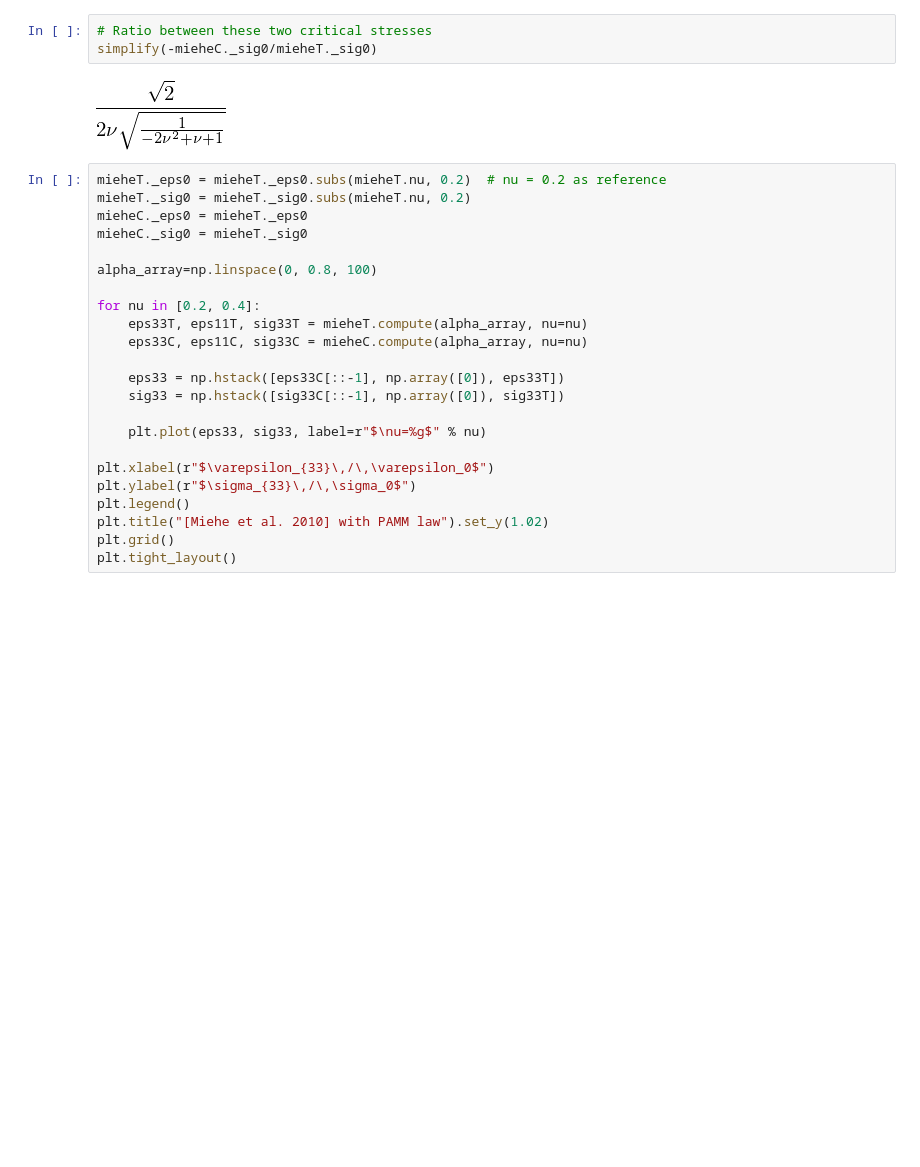
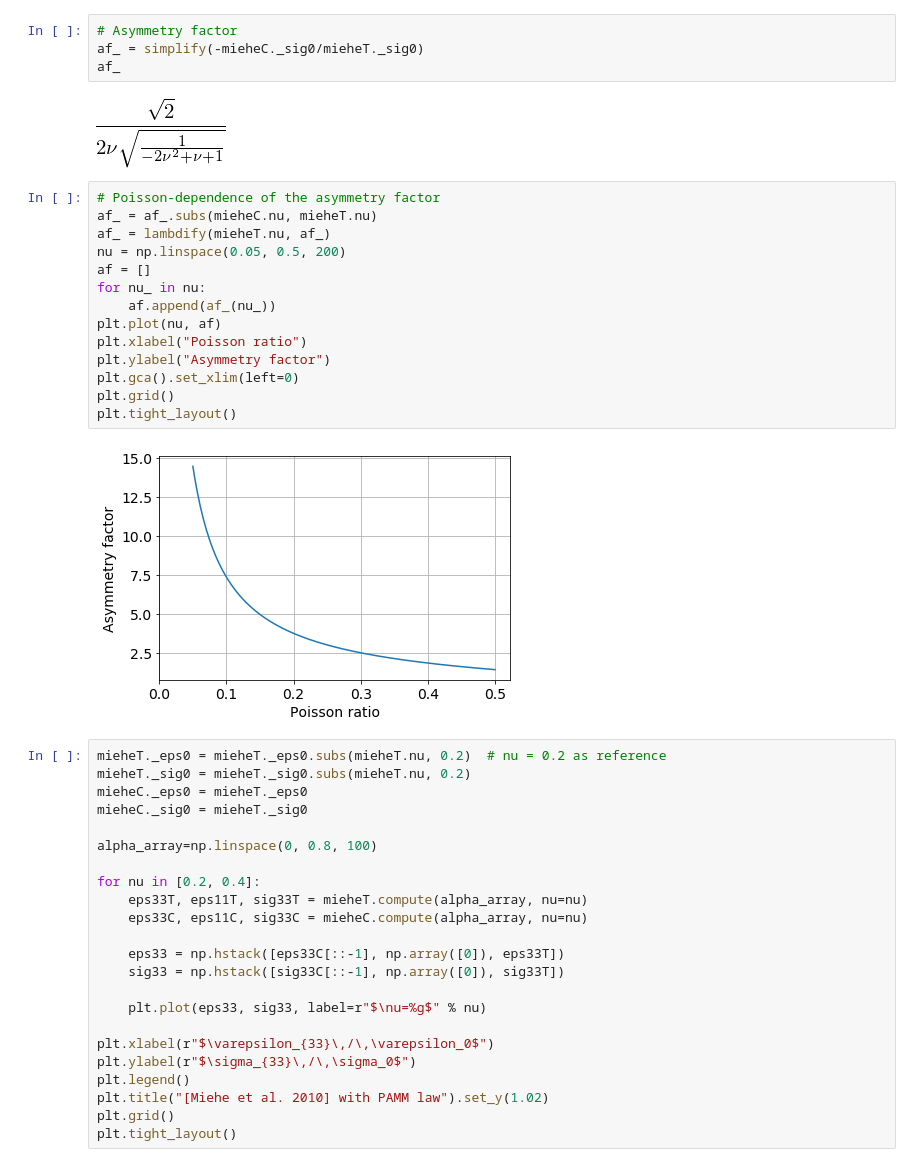
Before and after one commit to Radhi93/uniaxial-gradient-damage, a Jupyter notebook: Uniaxial Gradient Damage.ipynb, the cells around one changed output. Drawn from its saved outputs; the diff is of its cells as text; blank space fills up the shorter version.

```diff
--- a/Uniaxial Gradient Damage.ipynb
+++ b/Uniaxial Gradient Damage.ipynb
@@ -511,10 +527,27 @@ mieheC._sig0
 # %% [output]
 [figure]
 # %%
-# Ratio between these two critical stresses
-simplify(-mieheC._sig0/mieheT._sig0)
+# Asymmetry factor
+af_ = simplify(-mieheC._sig0/mieheT._sig0)
+af_
 # %% [output]
 [figure]
+# %%
+# Poisson-dependence of the asymmetry factor
+af_ = af_.subs(mieheC.nu, mieheT.nu)
+af_ = lambdify(mieheT.nu, af_)
+nu = np.linspace(0.05, 0.5, 200)
+af = []
+for nu_ in nu:
+    af.append(af_(nu_))
+plt.plot(nu, af)
+plt.xlabel("Poisson ratio")
+plt.ylabel("Asymmetry factor")
+plt.gca().set_xlim(left=0)
+plt.grid()
+plt.tight_layout()
+# %% [output]
+[figure, added]
 # %%
 mieheT._eps0 = mieheT._eps0.subs(mieheT.nu, 0.2)  # nu = 0.2 as reference
 mieheT._sig0 = mieheT._sig0.subs(mieheT.nu, 0.2)
```
Also changed, not shown: parts of 6 cells of this notebook.
